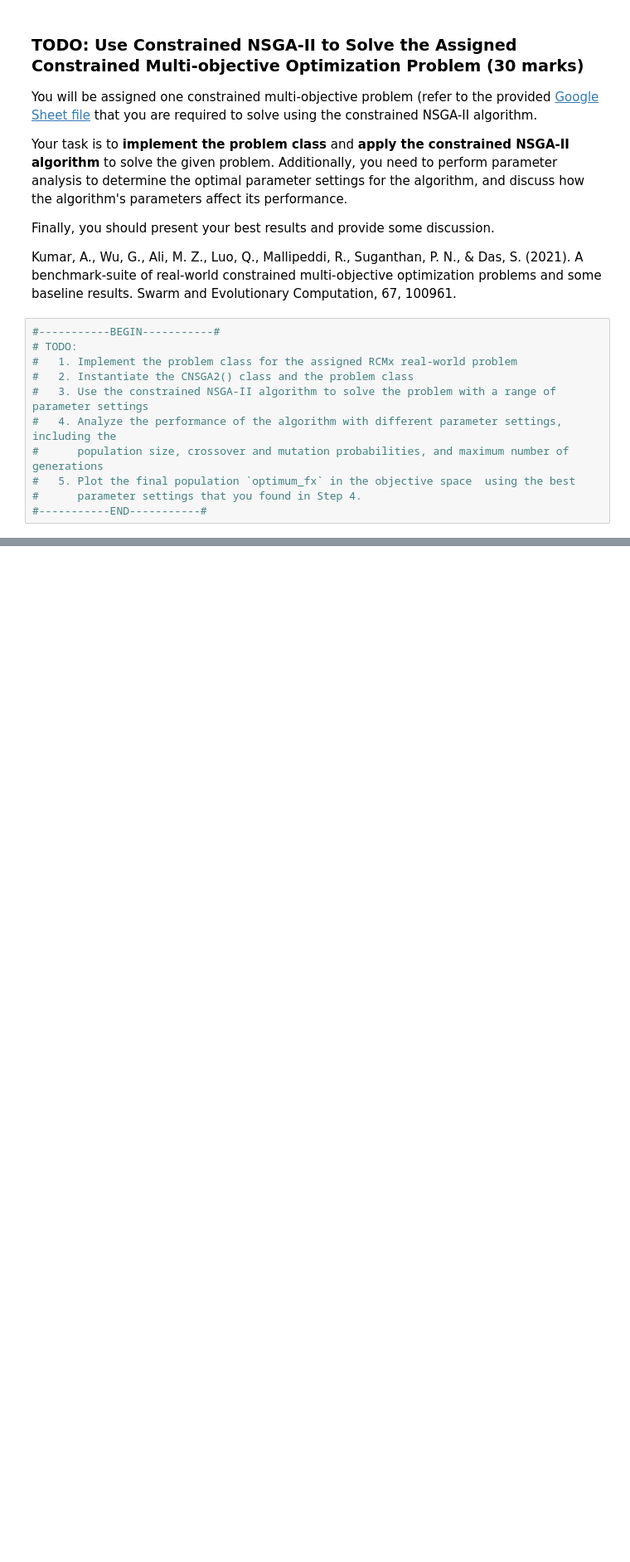
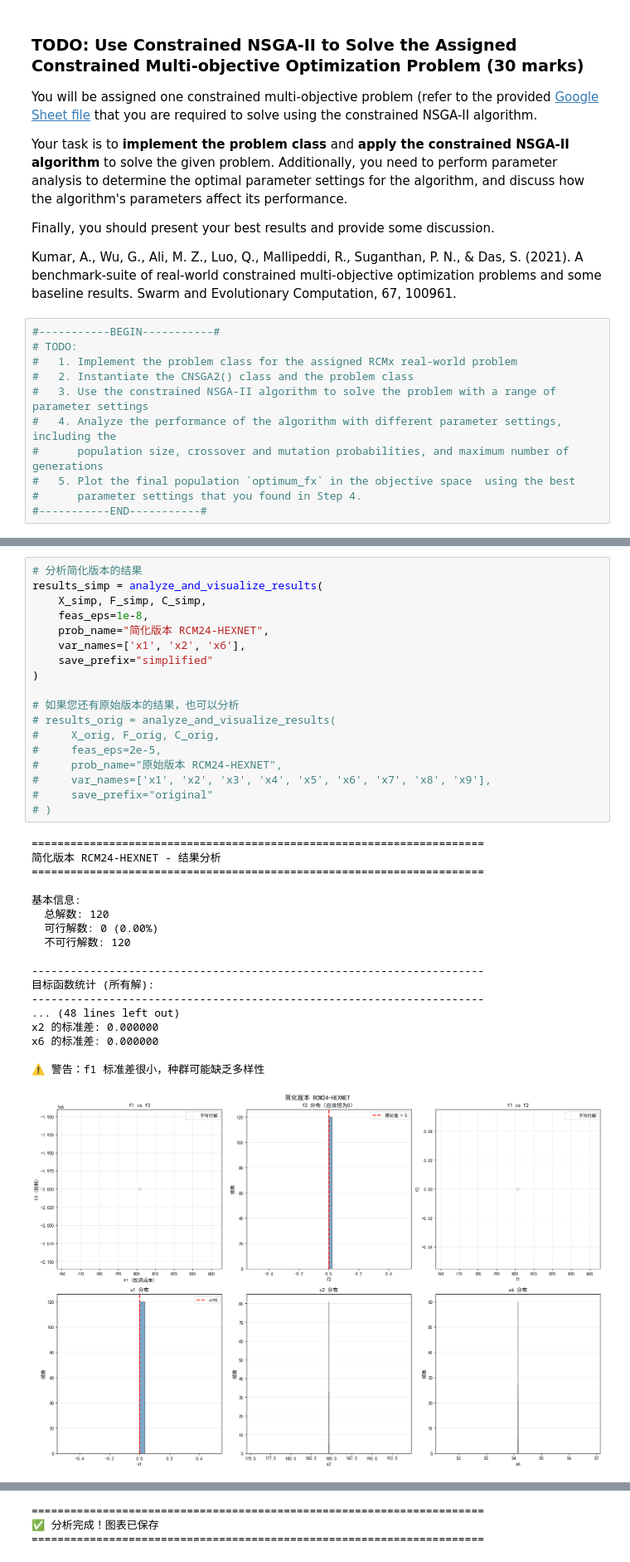
Before and after one commit to yiichu03/ceg5302, a Jupyter notebook: CEG5302_ly_Project.ipynb, the cells around one changed output, grey strips where cells are left out. Shown at 83% size. Drawn from its saved outputs; the diff is of its cells as text; blank space fills up the shorter version.

```diff
--- a/CEG5302_ly_Project.ipynb
+++ b/CEG5302_ly_Project.ipynb
@@ -1072,0 +1868,37 @@ AxisError: axis 1 is out of bounds for array of dimension 1
+# %%
+# 分析简化版本的结果
+results_simp = analyze_and_visualize_results(
+    X_simp, F_simp, C_simp,
+    feas_eps=1e-8,
+    prob_name="简化版本 RCM24-HEXNET",
+    var_names=['x1', 'x2', 'x6'],
+    save_prefix="simplified"
+)
+
+# 如果您还有原始版本的结果，也可以分析
+# results_orig = analyze_and_visualize_results(
+#     X_orig, F_orig, C_orig,
+#     feas_eps=2e-5,
+#     prob_name="原始版本 RCM24-HEXNET",
+#     var_names=['x1', 'x2', 'x3', 'x4', 'x5', 'x6', 'x7', 'x8', 'x9'],
+#     save_prefix="original"
+# )
+# %% [output]
+======================================================================
+简化版本 RCM24-HEXNET - 结果分析
+======================================================================
+
+基本信息:
+  总解数: 120
+  可行解数: 0 (0.00%)
+  不可行解数: 120
+
+----------------------------------------------------------------------
+目标函数统计 (所有解):
+----------------------------------------------------------------------
+... (48 lines left out)
+x2 的标准差: 0.000000
+x6 的标准差: 0.000000
+
+⚠️ 警告：f1 标准差很小，种群可能缺乏多样性
+[figure, added]
@@ -1072,0 +1906,3 @@ AxisError: axis 1 is out of bounds for array of dimension 1
+======================================================================
+✅ 分析完成！图表已保存
+======================================================================
```
Also changed, not shown: parts of 17 cells of this notebook.
